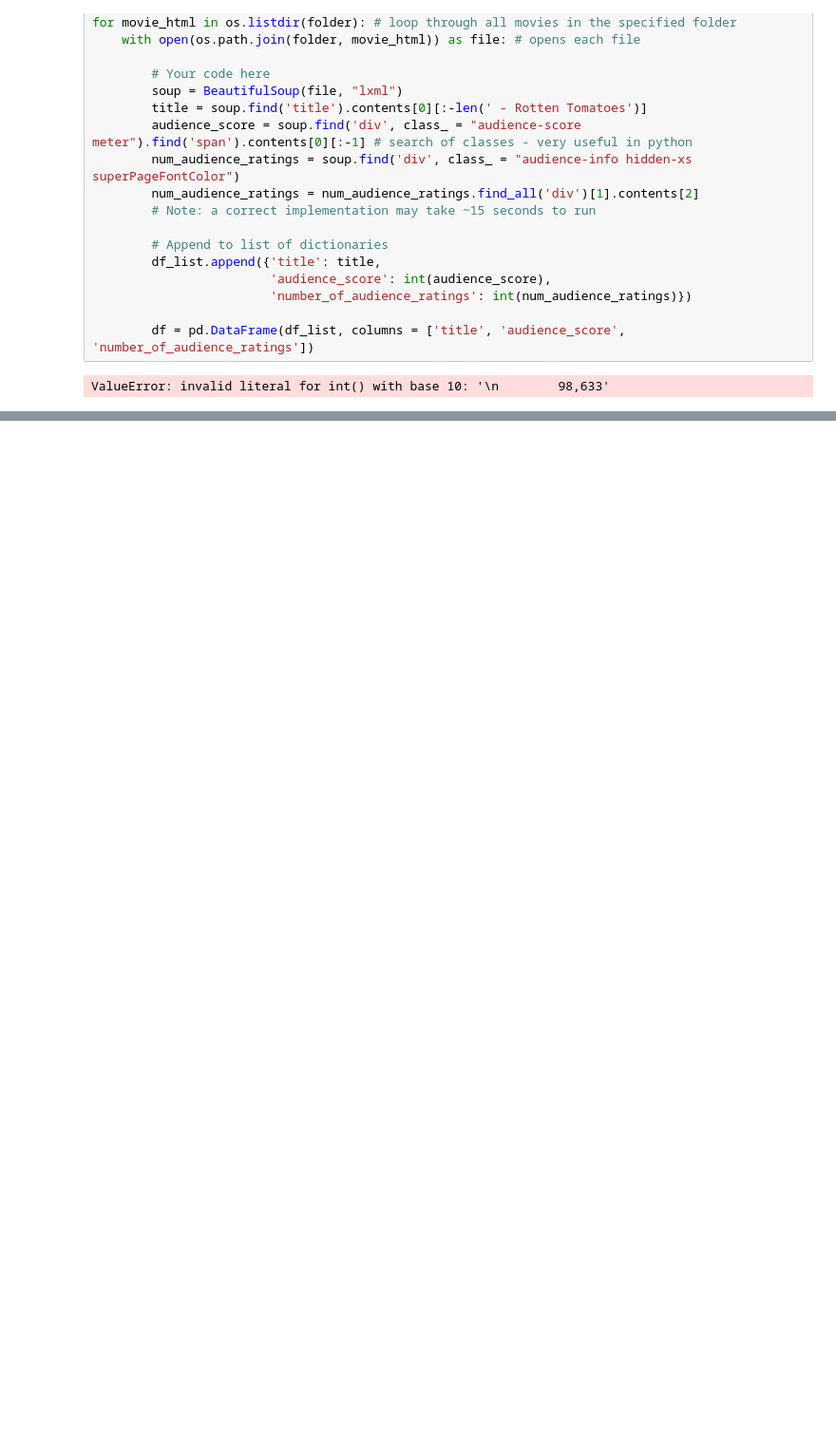
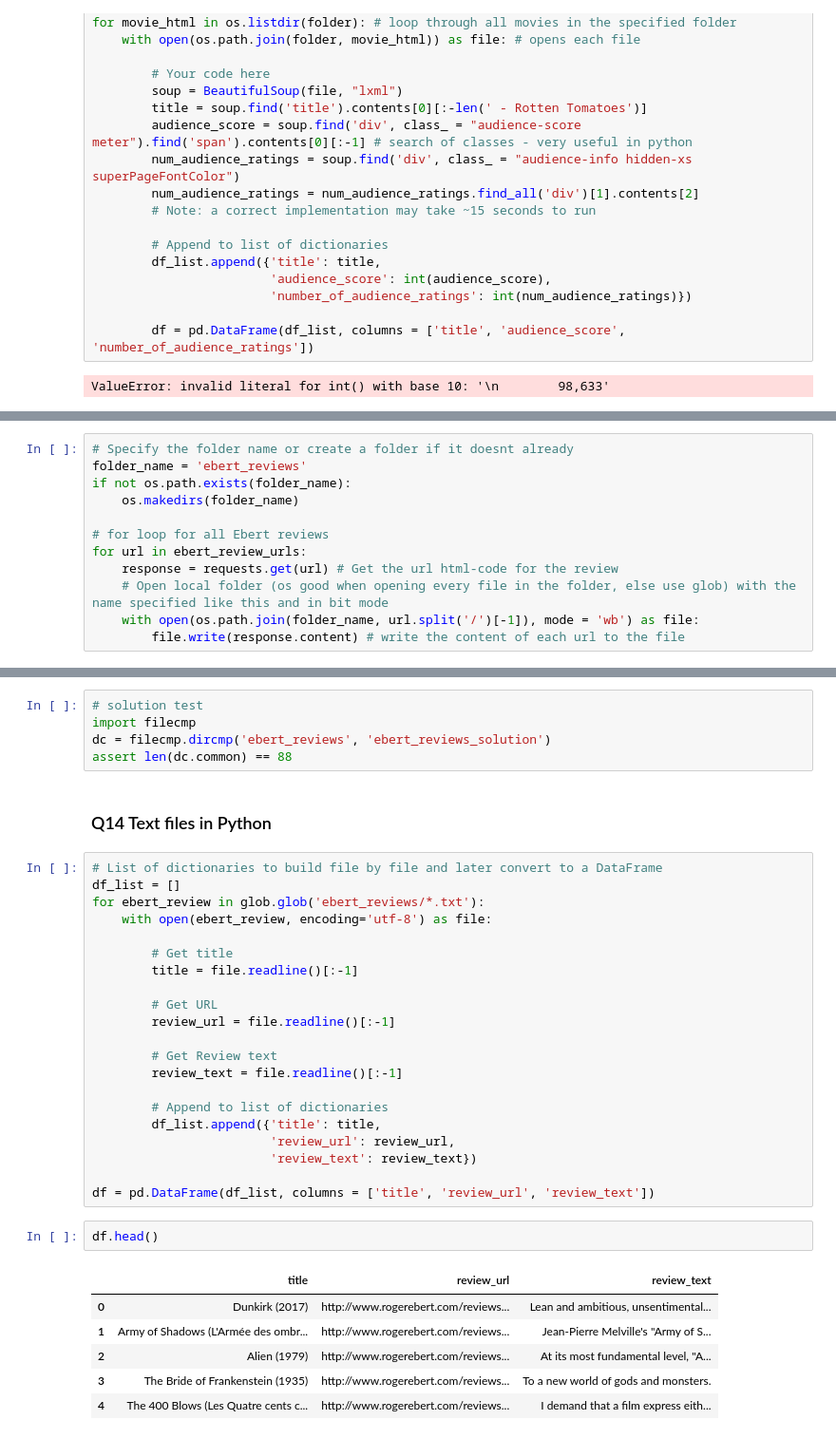
Before and after one commit to KarinWiberg/uc_dataanalytics_data_wrangling, a Jupyter notebook: data_wrangling.ipynb, the cells around one changed output, grey strips where cells are left out. Shown: that part at 95% size. Drawn from its saved outputs; the diff is of its cells as text; blank space fills up the shorter version.

```diff
--- a/data_wrangling.ipynb
+++ b/data_wrangling.ipynb
@@ -376,0 +475,12 @@ ValueError: invalid literal for int() with base 10: '\n        98,633'
+# %%
+# Specify the folder name or create a folder if it doesnt already
+folder_name = 'ebert_reviews'
+if not os.path.exists(folder_name):
+    os.makedirs(folder_name)
+
+# for loop for all Ebert reviews
+for url in ebert_review_urls:
+    response = requests.get(url) # Get the url html-code for the review
+    # Open local folder (os good when opening every file in the folder, else use glob) with the name specified like this and in bit mode
+    with open(os.path.join(folder_name, url.split('/')[-1]), mode = 'wb') as file:
+        file.write(response.content) # write the content of each url to the file
@@ -376,0 +508,37 @@ ValueError: invalid literal for int() with base 10: '\n        98,633'
+# %%
+# solution test
+import filecmp
+dc = filecmp.dircmp('ebert_reviews', 'ebert_reviews_solution')
+assert len(dc.common) == 88
+# %% [markdown]
+### Q14 Text files in Python
+# %%
+# List of dictionaries to build file by file and later convert to a DataFrame
+df_list = []
+for ebert_review in glob.glob('ebert_reviews/*.txt'):
+    with open(ebert_review, encoding='utf-8') as file:
+
+        # Get title
+        title = file.readline()[:-1]
+
+        # Get URL
+        review_url = file.readline()[:-1]
+
+        # Get Review text
+        review_text = file.readline()[:-1]
+
+        # Append to list of dictionaries
+        df_list.append({'title': title,
+                        'review_url': review_url,
+                        'review_text': review_text})
+
+df = pd.DataFrame(df_list, columns = ['title', 'review_url', 'review_text'])
+# %%
+df.head()
+# %% [output]
+|  | title | review_url | review_text |
+| 0 | Dunkirk (2017) | http://www.rogerebert.com/reviews... | Lean and ambitious, unsentimental... |
+| 1 | Army of Shadows (L'Armée des ombr... | http://www.rogerebert.com/reviews... | Jean-Pierre Melville's "Army of S... |
+| 2 | Alien (1979) | http://www.rogerebert.com/reviews... | At its most fundamental level, "A... |
+| 3 | The Bride of Frankenstein (1935) | http://www.rogerebert.com/reviews... | To a new world of gods and monsters. |
+| 4 | The 400 Blows (Les Quatre cents c... | http://www.rogerebert.com/reviews... | I demand that a film express eith... |
```
Also changed, not shown: parts of 10 cells of this notebook.
